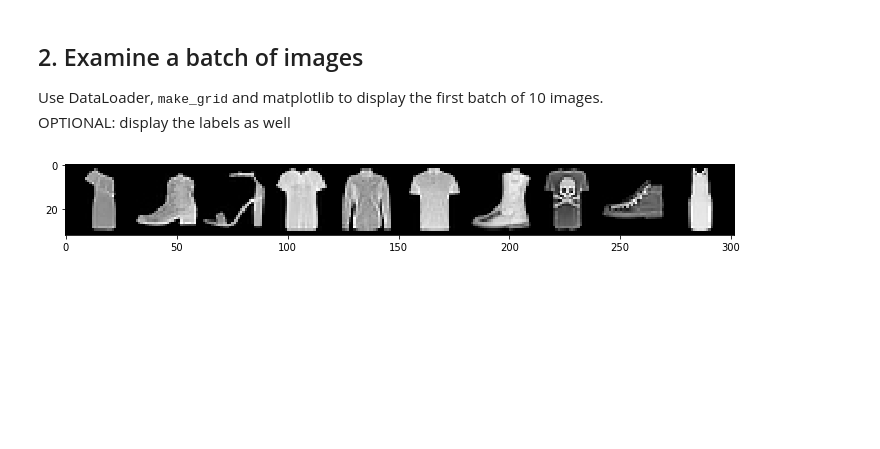
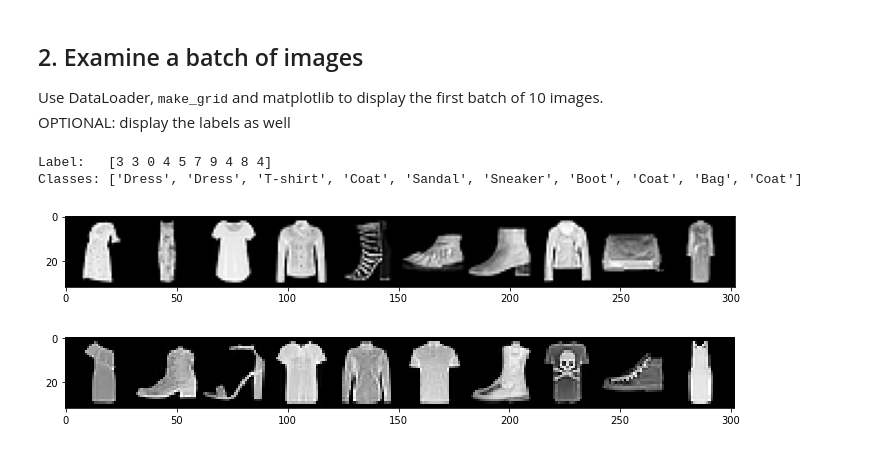
Before and after one commit to alejandrodgb/pytorch-for-dl, a Jupyter notebook: 03-CNN-Convolutional-Neural-Networks/05-CNN-Exercises.ipynb, the cells around one changed output. Drawn from its saved outputs; the diff is of its cells as text; code cells hidden in the pictures; blank space fills up the shorter version.

```diff
--- a/03-CNN-Convolutional-Neural-Networks/05-CNN-Exercises.ipynb
+++ b/03-CNN-Convolutional-Neural-Networks/05-CNN-Exercises.ipynb
@@ -51,3 +53,8 @@ Use DataLoader to create a <tt>train_loader</tt> and a <tt>test_loader</tt>. Bat
+# %%
+# CODE HERE
+
+train_loader = DataLoader(train_data, batch_size=10, shuffle=True, num_workers=2)
+test_loader = DataLoader(test_data, batch_size=10, num_workers=2)
 # %% [markdown]
 ## 2. Examine a batch of images
 Use DataLoader, <tt>make_grid</tt> and matplotlib to display the first batch of 10 images.<br>
@@ -57,3 +62,18 @@ OPTIONAL: display the labels as well
+# %%
+# CODE HERE
+for X_train, y_train in train_loader:
+    break
+
+print(f'Label:   {y_train.numpy()}')
+print(f'Classes: {[class_names[i] for i in y_train.numpy()]}')
+
+im = make_grid(X_train, nrow=10)
+plt.figure(figsize=(12,10))
+plt.imshow(np.transpose(im.numpy(),(1,2,0)));
+# %% [output]
+Label:   [3 3 0 4 5 7 9 4 8 4]
+Classes: ['Dress', 'Dress', 'T-shirt', 'Coat', 'Sandal', 'Sneaker', 'Boot', 'Coat', 'Bag', 'Coat']
+[figure, added]
 # %%
 # DON'T WRITE HERE
 # IMAGES ONLY
```
Also changed, not shown: parts of 20 cells of this notebook.
